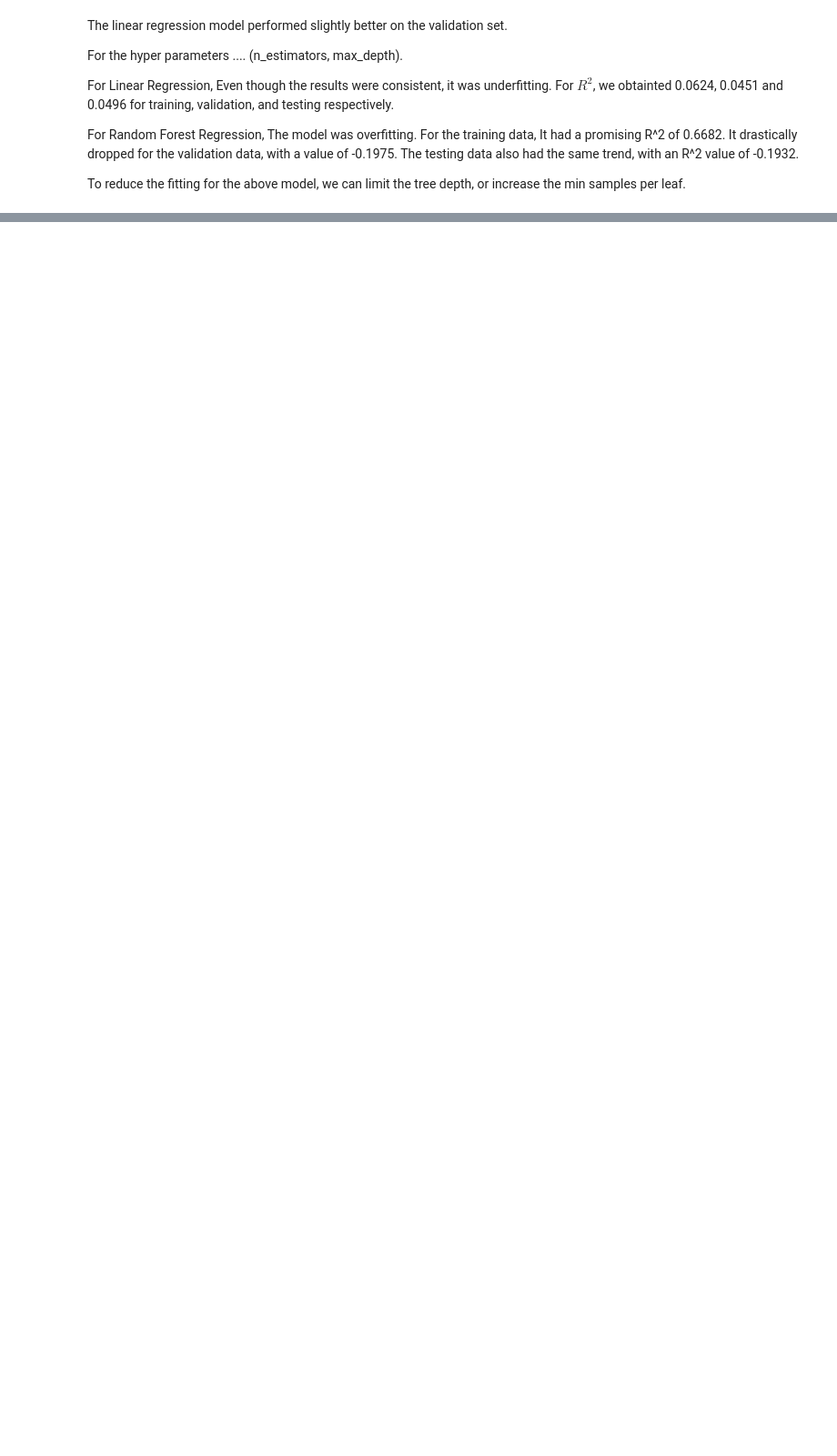
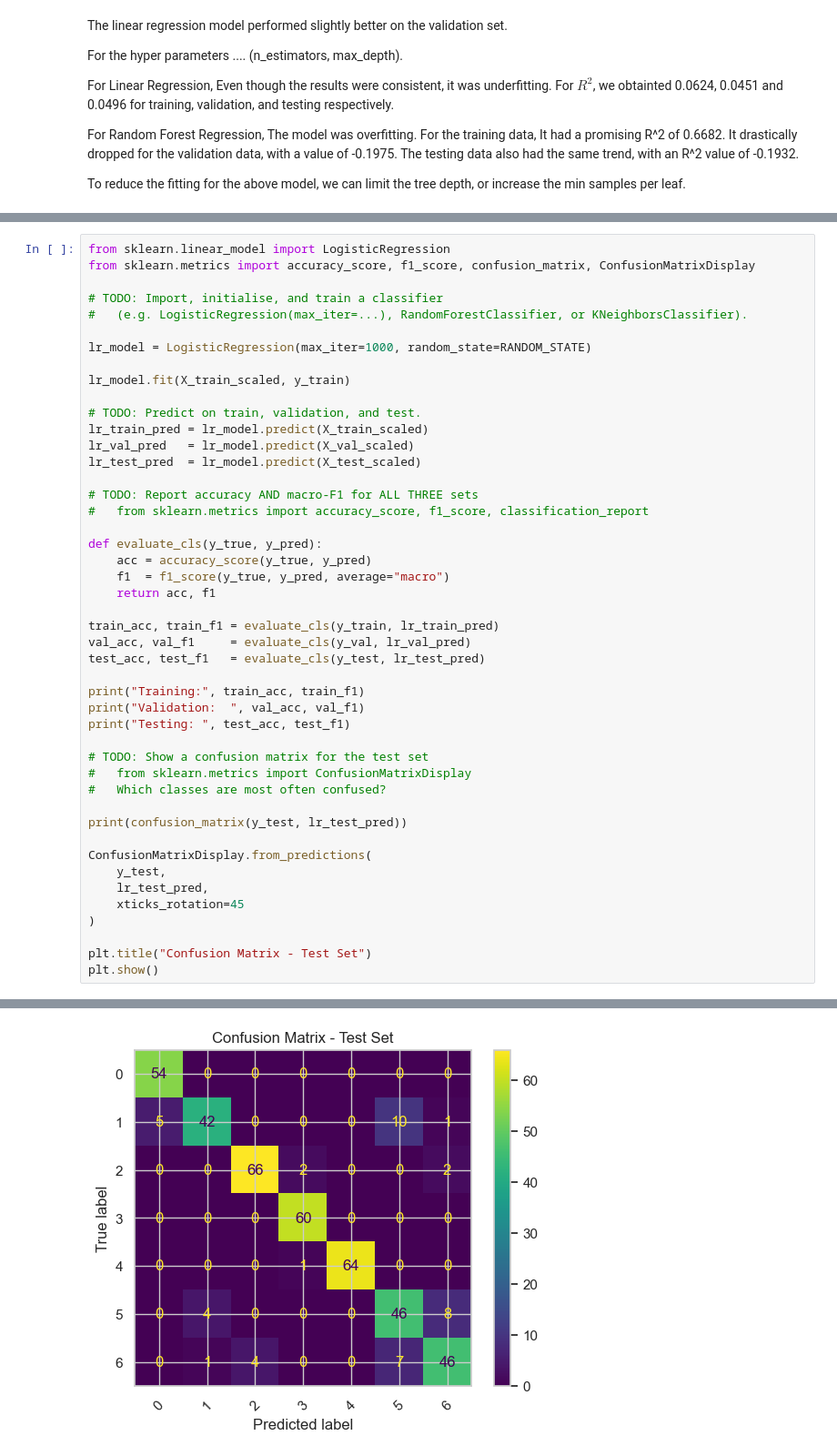
Before and after one commit to issahtiyum/lab-2-predictive-analytics, a Jupyter notebook: lab2.ipynb, the cells around one changed output, grey strips where cells are left out. Shown at 91% size. Drawn from its saved outputs; the diff is of its cells as text; blank space fills up the shorter version.

```diff
--- a/lab2.ipynb
+++ b/lab2.ipynb
@@ -290,0 +463,47 @@ To reduce the fitting for the above model, we can limit the tree depth, or incre
+# %%
+from sklearn.linear_model import LogisticRegression
+from sklearn.metrics import accuracy_score, f1_score, confusion_matrix, ConfusionMatrixDisplay
+
+# TODO: Import, initialise, and train a classifier
+#   (e.g. LogisticRegression(max_iter=...), RandomForestClassifier, or KNeighborsClassifier).
+
+lr_model = LogisticRegression(max_iter=1000, random_state=RANDOM_STATE)
+
+lr_model.fit(X_train_scaled, y_train)
+
+# TODO: Predict on train, validation, and test.
+lr_train_pred = lr_model.predict(X_train_scaled)
+lr_val_pred   = lr_model.predict(X_val_scaled)
+lr_test_pred  = lr_model.predict(X_test_scaled)
+
+# TODO: Report accuracy AND macro-F1 for ALL THREE sets
+#   from sklearn.metrics import accuracy_score, f1_score, classification_report
+
+def evaluate_cls(y_true, y_pred):
+    acc = accuracy_score(y_true, y_pred)
+    f1  = f1_score(y_true, y_pred, average="macro")
+    return acc, f1
+
+train_acc, train_f1 = evaluate_cls(y_train, lr_train_pred)
+val_acc, val_f1     = evaluate_cls(y_val, lr_val_pred)
+test_acc, test_f1   = evaluate_cls(y_test, lr_test_pred)
+
+print("Training:", train_acc, train_f1)
+print("Validation:  ", val_acc, val_f1)
+print("Testing: ", test_acc, test_f1)
+
+# TODO: Show a confusion matrix for the test set
+#   from sklearn.metrics import ConfusionMatrixDisplay
+#   Which classes are most often confused?
+
+print(confusion_matrix(y_test, lr_test_pred))
+
+ConfusionMatrixDisplay.from_predictions(
+    y_test,
+    lr_test_pred,
+    xticks_rotation=45
+)
+
+plt.title("Confusion Matrix - Test Set")
+plt.show()
+# %% [output]
@@ -290,0 +520 @@ To reduce the fitting for the above model, we can limit the tree depth, or incre
+[figure, added]
```
Also changed, not shown: parts of 8 cells of this notebook.
